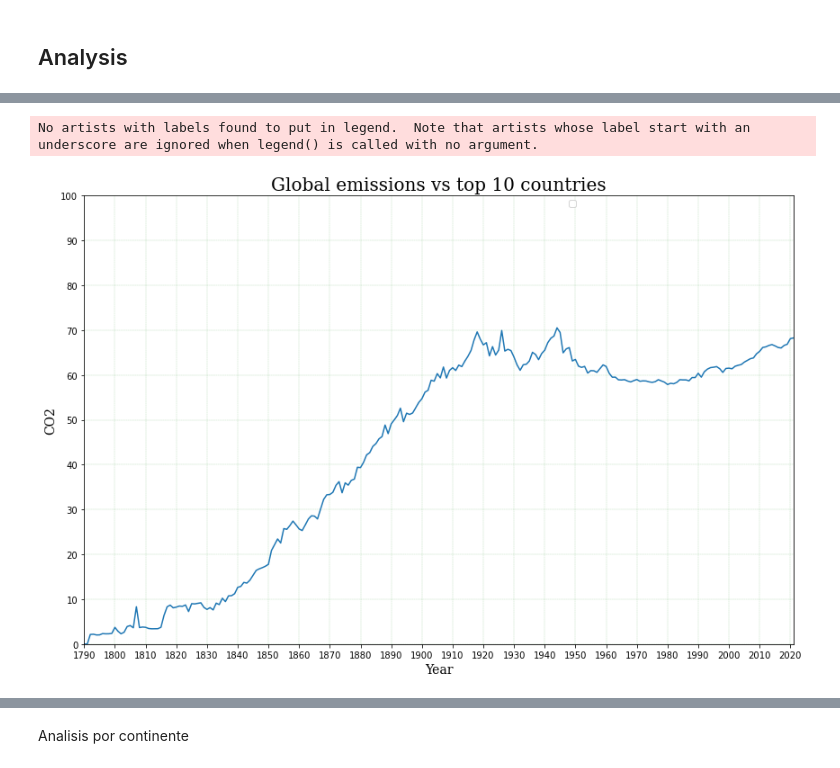
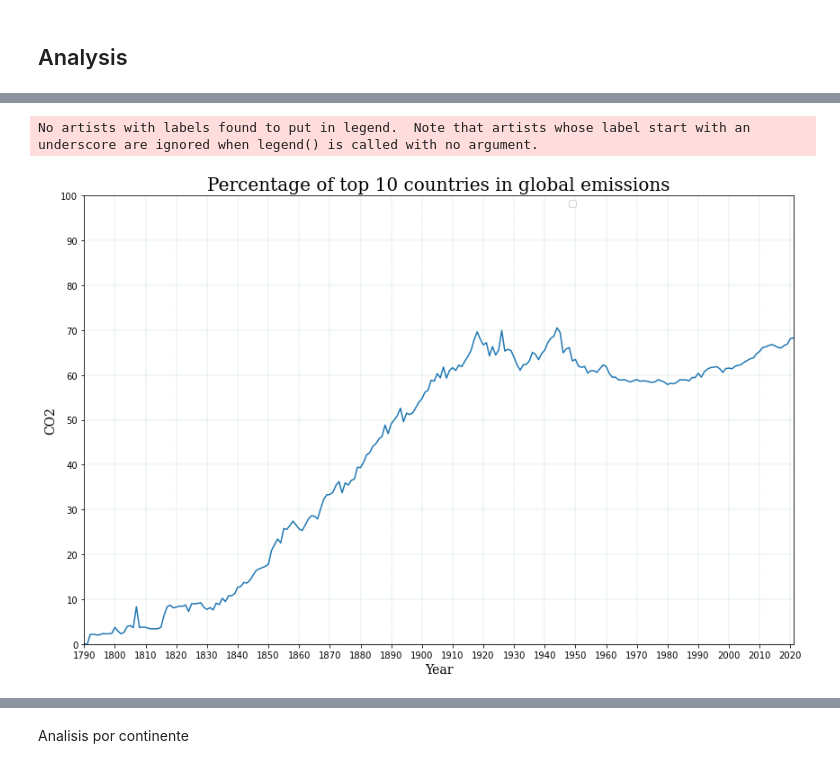
Before and after one commit to mcsebe/Emissions-by-Country, a Jupyter notebook: emissions-by-country.ipynb, the cells around one changed output, grey strips where cells are left out. Saved outputs shown, nothing was run; the diff lists cells and outputs as text; code cells hidden in the pictures.

```diff
--- a/emissions-by-country.ipynb
+++ b/emissions-by-country.ipynb
@@ -295,21 +293,21 @@ plt.show()
 # %%
 fig, ax = plt.subplots(figsize=(12, 8), tight_layout=True, facecolor='w')
 
 percentage = (Top10_2021_total["Total"].values / Global["Total"].values * 100)[:100]
 
 ax.plot(Global['Year'], (Top10_2021_total["Total"].values / Global["Total"].values * 100))
 
-ax.set_title('Global emissions vs top 10 countries', fontsize=20, fontname='serif')
+ax.set_title('Percentage of top 10 countries in global emissions', fontsize=20, fontname='serif')
 ax.set_ylabel('CO2', fontsize=14, fontname='serif')
 ax.set_xlabel('Year', fontsize=14, fontname='serif')
 ax.set_xlim(1790, 2021)
 ax.set_ylim(0, 100)
 ax.set_yticks(range(0,101,10))
 ax.set_xticks(range(1790, 2022,10))
 ax.grid(color="g", which="major", axis='both', linestyle=':', linewidth=0.25)
 ax.legend(loc=1, ncol=5, bbox_to_anchor=(0.7, 1));
 
 plt.show()
 # %% [output]
 No artists with labels found to put in legend.  Note that artists whose label start with an underscore are ignored when legend() is called with no argument.
-[figure, old version]
+[figure, new version]
```
Also changed, not shown: parts of 18 cells of this notebook.
